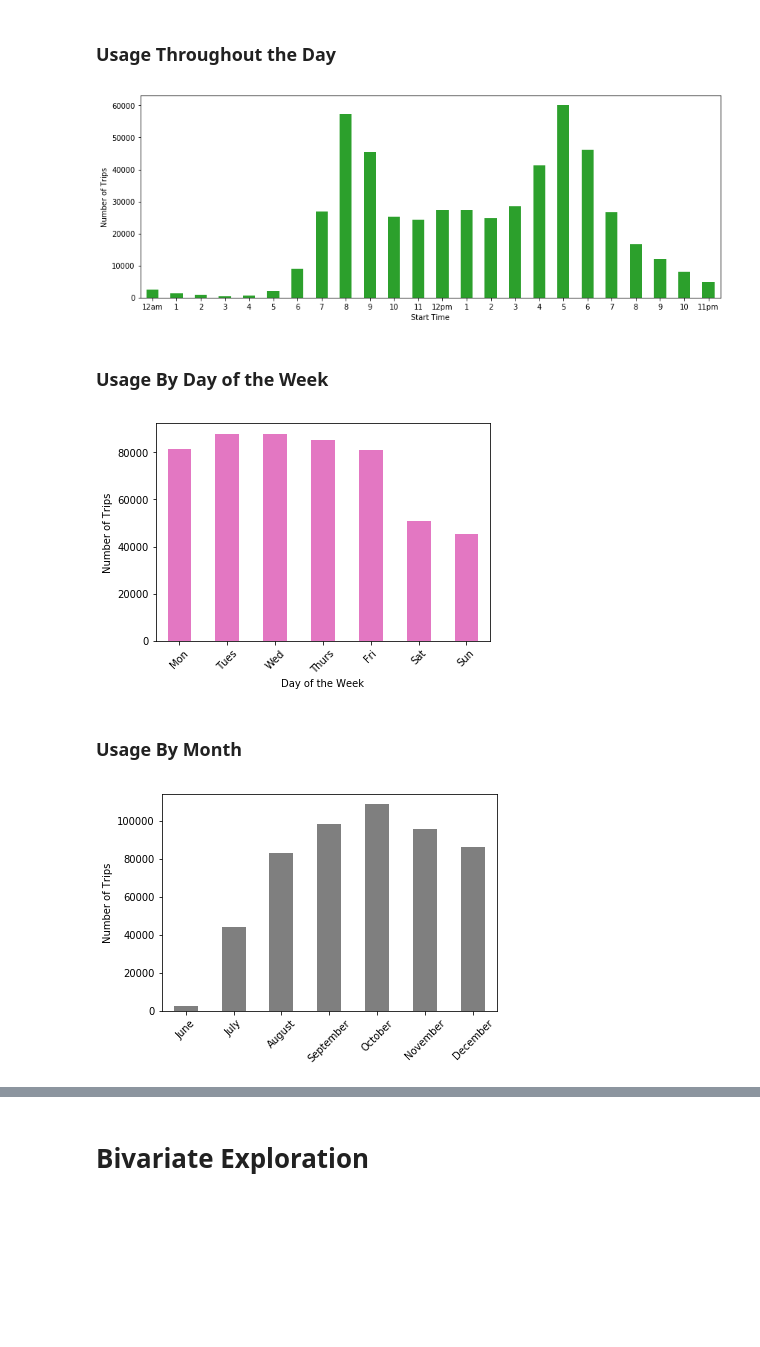
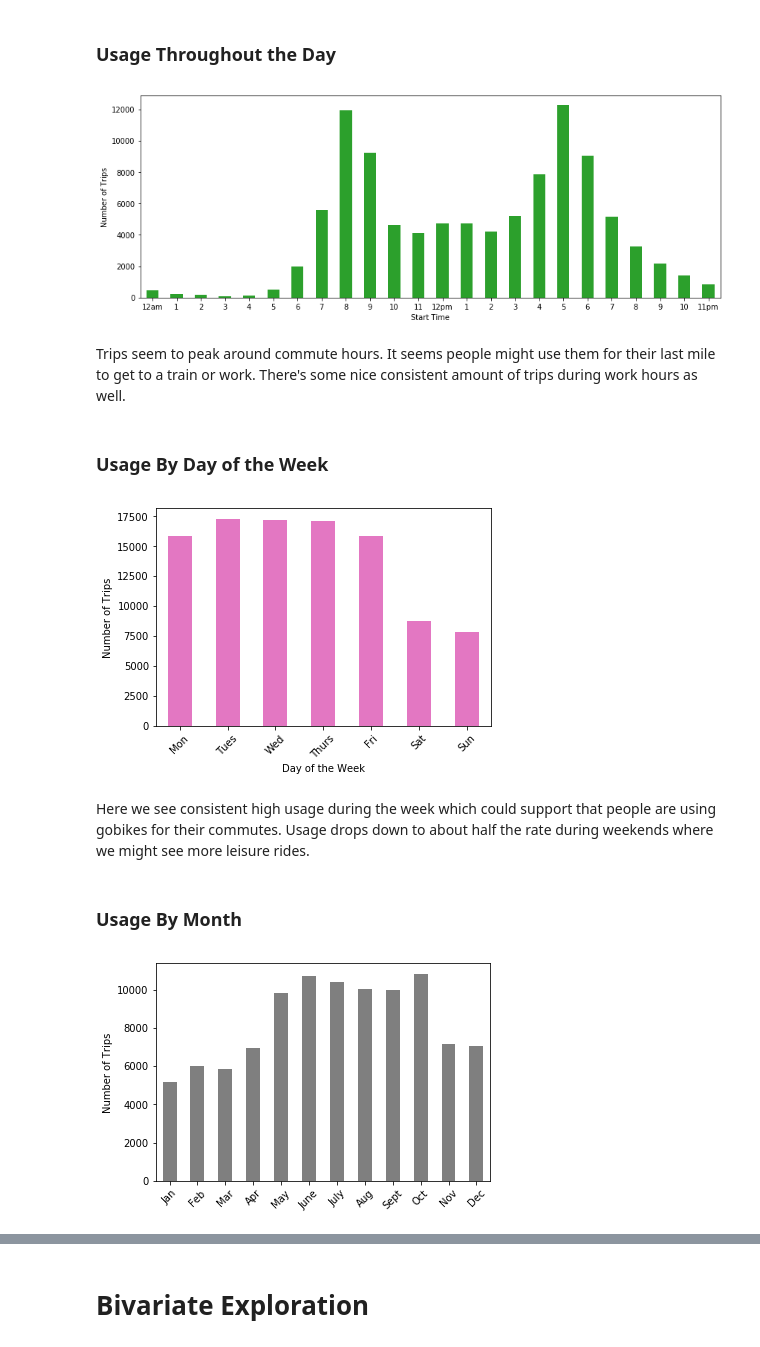
Before and after one commit to juliouribe/Visualizing_Bike_Data, a Jupyter notebook: Exploratory_Analysis.ipynb, the cells around one changed output, grey strips where cells are left out. Drawn from its saved outputs; the diff is of its cells as text; code cells hidden in the pictures; blank space fills up the shorter version.

```diff
--- a/Exploratory_Analysis.ipynb
+++ b/Exploratory_Analysis.ipynb
@@ -87,10 +89,11 @@ pandas._libs.tslibs.timestamps.Timestamp
 ##### Rearrange columns for visibility
 Finally, I'll rearrange the columns a bit so the information I'm more interested in is closer to the left. We'll move the gps info all the way to the right and try to make use of that at a later time.
 # %%
-bikes_clean.columns
-bikes_clean = bikes_clean[['duration_sec', 'duration_min', 'start_time', 'end_time', 'start_station_id',
+bikes_copy.columns
+bikes_copy = bikes_copy[['duration_sec', 'duration_min', 'start_time', 'end_time', 'start_station_id',
        'start_station_name',  'end_station_id', 'end_station_name', 'bike_id', 'user_type', 'member_birth_year',
-        'member_gender', 'start_station_latitude', 'start_station_longitude', 'end_station_latitude', 'end_station_longitude']]
-bikes_clean.head()
+        'member_gender', 'start_station_latitude', 'start_station_longitude', 'end_station_latitude', 'end_station_longitude',
+                          'bike_share_for_all_trip']]
+bikes_copy.head()
 # %% [output]
 |  | duration_sec | duration_min | start_time | end_time | start_station_id | start_station_name | ... |
@@ -103,0 +107,8 @@ bikes_clean.head()
+# %%
+# reduce rides lasting more than 6 hours
+bikes_copy = bikes_copy.query("duration_min < 360")
+
+# filter for gps location (inside SF)
+bikes_copy = bikes_copy.query("start_station_latitude >= 37.707000 and start_station_latitude < 37.8100000 and start_station_longitude > -122.51000 and start_station_longitude <= -122.3700000")
+bikes_copy = bikes_copy.query("end_station_latitude >= 37.707000 and end_station_latitude < 37.8100000 and end_station_longitude > -122.51000 and end_station_longitude <= -122.3700000")
+bikes_copy.shape
@@ -103,0 +119,3 @@ bikes_clean.head()
+# %%
+sf_bikes = bikes_copy.sample(100000, replace=True)
+sf_bikes.shape
@@ -150,8 +178,8 @@ plt.xlabel('Member Gender');
 # %%
 base_color = sb.color_palette()[2]
-bikes_clean['age'] = 2019 - bikes['member_birth_year']
-bin_edges = np.arange(0, bikes_clean['age'].max()+1, 2)
-plt.hist(data = bikes_clean, x = 'age', bins=bin_edges, color = base_color)
+sf_bikes['age'] = 2019 - sf_bikes['member_birth_year']
+bin_edges = np.arange(0, sf_bikes['age'].max()+1, 2)
+plt.hist(data = sf_bikes, x = 'age', bins=bin_edges, color = base_color)
 plt.xticks([15, 20, 25, 30, 35, 40, 45, 50, 55, 60, 65, 70, 75, 80])
 plt.xlim(0, 80)
 plt.title("Riders' Age")
@@ -188,7 +220,7 @@ base_color = sb.color_palette()[2]
 #         '12pm', '1pm', '2pm', '3pm', '4pm', '5pm', '6pm', '7pm', '8pm', '9pm', '10pm', '11pm']
 hours = ['12am', '1', '2', '3', '4', '5', '6', '7', '8', '9', '10', '11',
         '12pm', '1', '2', '3', '4', '5', '6', '7', '8', '9', '10', '11pm']
-bikes_clean.groupby(bikes_clean.start_time.dt.hour).bike_id.count().plot(kind='bar', color = base_color);
+sf_bikes.groupby(sf_bikes.start_time.dt.hour).bike_id.count().plot(kind='bar', color = base_color);
 # get the plot axes information
 ax = plt.gca()
 # get xtick positions
@@ -200,13 +232,15 @@ plt.xticks(pos,hours, rotation = 'horizontal')
 plt.xlabel('Start Time')
 plt.ylabel('Number of Trips');
 # %% [output]
-[figure, old version]
+[figure, new version]
+# %% [markdown]
+Trips seem to peak around commute hours. It seems people might use them for their last mile to get to a train or work. There's some nice consistent amount of trips during work hours as well.
 # %% [markdown]
 ### Usage By Day of the Week
 # %%
 base_color = sb.color_palette()[6]
 weekdays = ['Mon', 'Tues', 'Wed', 'Thurs', 'Fri', 'Sat', 'Sun']
-bikes_clean.groupby(bikes_clean.start_time.dt.weekday).bike_id.count().plot(kind='bar', color = base_color)
+sf_bikes.groupby(sf_bikes.start_time.dt.weekday).bike_id.count().plot(kind='bar', color = base_color)
 # get the plot axes information
 ax = plt.gca()
 # get xtick positions
@@ -218,22 +252,24 @@ plt.xticks(pos,weekdays, rotation = '45')
 plt.xlabel('Day of the Week')
 plt.ylabel('Number of Trips');
 # %% [output]
-[figure, old version]
+[figure, new version]
+# %% [markdown]
+Here we see consistent high usage during the week which could support that people are using gobikes for their commutes. Usage drops down to about half the rate during weekends where we might see more leisure rides.
 # %% [markdown]
 ### Usage By Month
 # %%
 base_color = sb.color_palette()[7]
-months = ['June', 'July', 'August', 'September', 'October', 'November', 'December']
-bikes_clean.groupby(bikes_clean.start_time.dt.month).bike_id.count().plot(kind='bar', color = base_color)
+months = ['Jan', 'Feb', 'Mar', 'Apr', 'May', 'June', 'July', 'Aug', 'Sept', 'Oct', 'Nov', 'Dec']
+sf_bikes.groupby(sf_bikes.start_time.dt.month).bike_id.count().plot(kind='bar', color = base_color)
 # get the plot axes information
 ax = plt.gca()
 # get xtick positions
 pos = ax.get_xticks().tolist()
 # get xtick labels
 labs = ax.get_xticklabels()
 # change the xticks
 plt.xticks(pos,months, rotation = '45')
 plt.xlabel('')
 plt.ylabel('Number of Trips');
 # %% [output]
-[figure, old version]
+[figure, new version]
```
Also changed, not shown: parts of 95 cells of this notebook.
